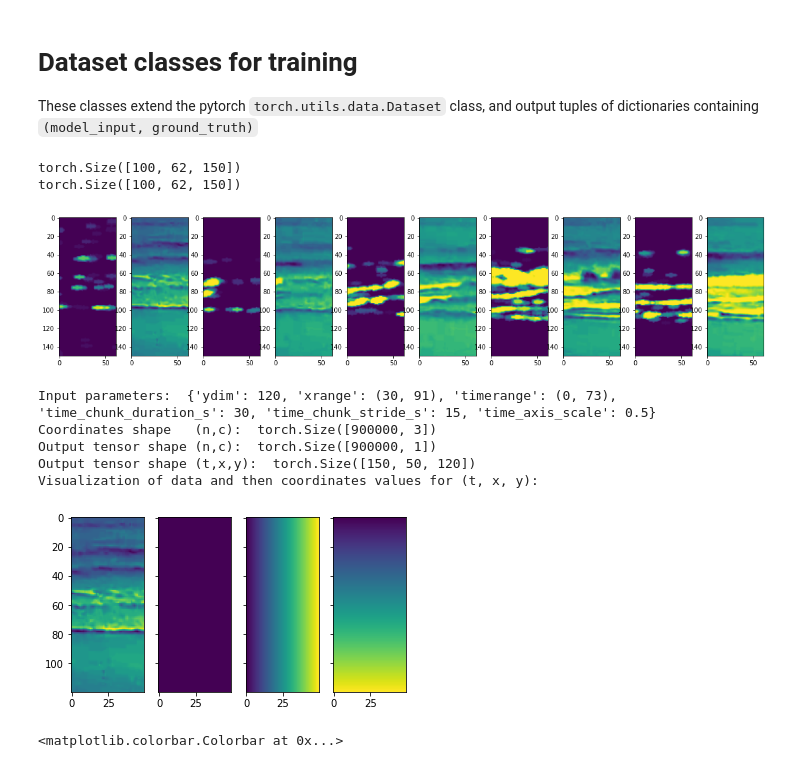
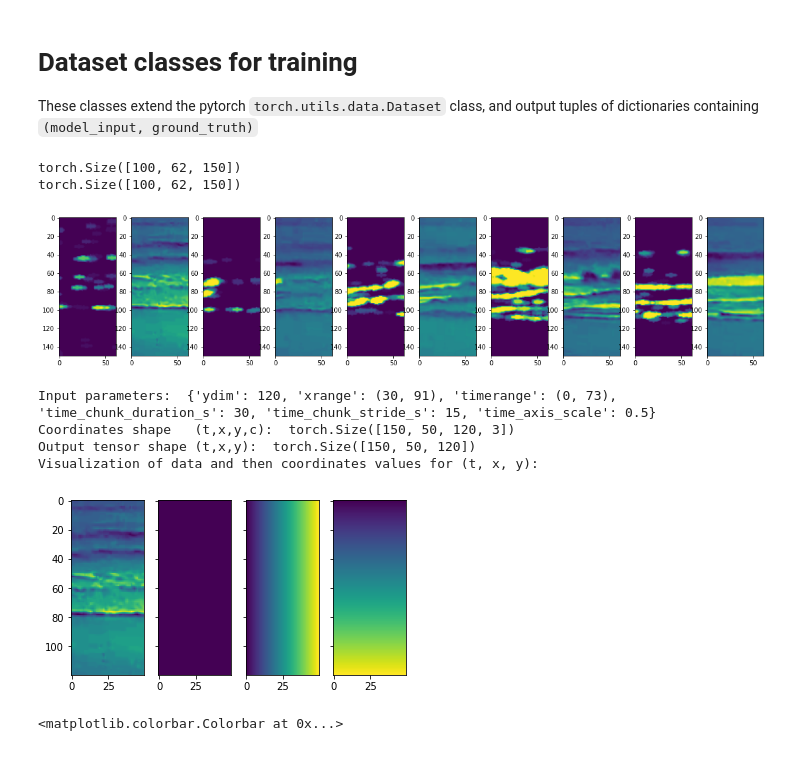
Before and after one commit to sjobeek/surfbreak, a Jupyter notebook: 08_training_datasets.ipynb, the cells around one changed output. Drawn from its saved outputs; the diff is of its cells as text; code cells hidden in the pictures.

```diff
--- a/08_training_datasets.ipynb
+++ b/08_training_datasets.ipynb
@@ -51,22 +17,22 @@ def get_wavefront_tensor_txy(ydim_out, slice_xrange=(30,90), output_dim=3, start
 # %%
 param_dict = dict(ydim_out=150, slice_xrange=(30,90), output_dim=3, start_s=0, duration_s=20, time_axis_scale=0.5)
-wf_tensor_txy = get_wavefront_tensor_txy(**param_dict)
+wf_tensor_txy = get_wavefront_tensor_txy(**param_dict, target_graph_key='result')
 tdim, xdim, ydim = wf_tensor_txy.shape
 print(wf_tensor_txy.shape)
 assert tdim == int(param_dict['duration_s'] * 10 * param_dict['time_axis_scale']) # code assumes 10hz signal input
 assert ydim == param_dict["ydim_out"]
 
-vid_tensor_txy = get_wavefront_tensor_txy(**param_dict, target_graph_key='clipped_image_tensor')
+vid_tensor_txy = get_wavefront_tensor_txy(**param_dict, target_graph_key='scaled_video_tensor')
 print(vid_tensor_txy.shape)
 
 assert wf_tensor_txy.shape == vid_tensor_txy.shape
 
 n_plots=5
 fig, axes = plt.subplots(ncols=2*n_plots, figsize=(20,4))
 for i in range(n_plots):
     axes[ i*2 ].imshow(wf_tensor_txy[0+10*i].T)
     axes[i*2+1].imshow(vid_tensor_txy[0+10*i].T)
 # %% [output]
 torch.Size([100, 62, 150])
 torch.Size([100, 62, 150])
-[figure, old version]
+[figure, new version]
@@ -146,22 +45,19 @@ print("Input parameters: ",param_dict)
 wf_dataset = WaveformVideoDataset(**param_dict)
 
 model_input, gt = wf_dataset[0]
-print("Coordinates shape   (n,c): ", model_input['all_coords'].shape)
-assert model_input['all_coords'].shape[0] == gt['all_wavefront_values'].shape[0]
-assert model_input['all_coords'].shape[1] == 3
+print("Coordinates shape   (t,x,y,c): ", model_input['coords_txyc'].shape)
+assert model_input['coords_txyc'].shape[:2] == gt['wavefronts_txy'].shape[:2]
+assert model_input['coords_txyc'].shape[-1] == 3
 
-wf_tensor = gt['all_wavefront_values']
-wf_tensor_txy = wf_tensor.reshape(gt['full_tensor_shape'])
-print("Output tensor shape (n,c): ",wf_tensor.shape)
+wf_tensor_txy = gt['wavefronts_txy']
 print("Output tensor shape (t,x,y): ",wf_tensor_txy.shape)
 assert wf_tensor_txy.shape[0] == int(param_dict['time_chunk_duration_s']*param_dict['time_axis_scale'])*10 # Correct length assuming 10hz video parsing
 assert gt['timerange'][1] - gt['timerange'][0] == param_dict['time_chunk_duration_s']
 
-vid_tensor = gt['all_video_values']
-vid_tensor_txy = vid_tensor.reshape(gt['full_tensor_shape'])
-assert vid_tensor.shape == wf_tensor.shape
+vid_tensor_txy = gt['video_txy']
+assert vid_tensor_txy.shape == wf_tensor_txy.shape
 
-all_coords = model_input['all_coords']
+all_coords = model_input['coords_txyc']
 all_coords_txy = all_coords.reshape(*wf_tensor_txy.shape, 3)
 assert all_coords_txy.shape[:3] == wf_tensor_txy.shape
 
@@ -172,8 +68,7 @@ for idx in range(3):
     axes[idx+1].imshow(all_coords_txy[0][:,:,idx].T)
 # %% [output]
 Input parameters:  {'ydim': 120, 'xrange': (30, 91), 'timerange': (0, 73), 'time_chunk_duration_s': 30, 'time_chunk_stride_s': 15, 'time_axis_scale': 0.5}
-Coordinates shape   (n,c):  torch.Size([900000, 3])
-Output tensor shape (n,c):  torch.Size([900000, 1])
+Coordinates shape   (t,x,y,c):  torch.Size([150, 50, 120, 3])
 Output tensor shape (t,x,y):  torch.Size([150, 50, 120])
 Visualization of data and then coordinates values for (t, x, y):
 [figure]
```
Also changed, not shown: parts of 12 cells of this notebook, 4 other files.
